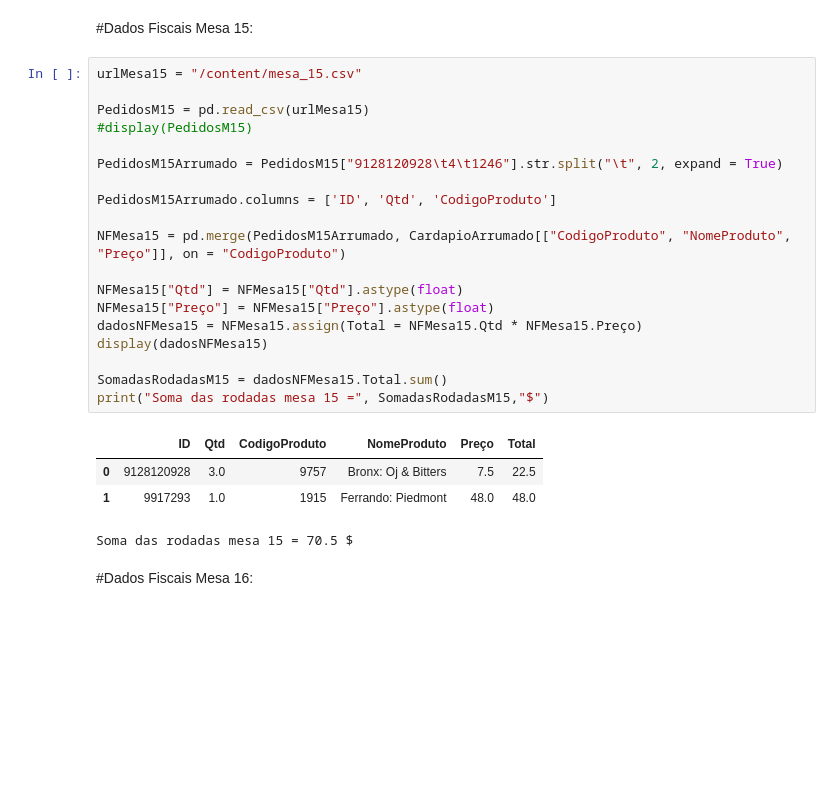
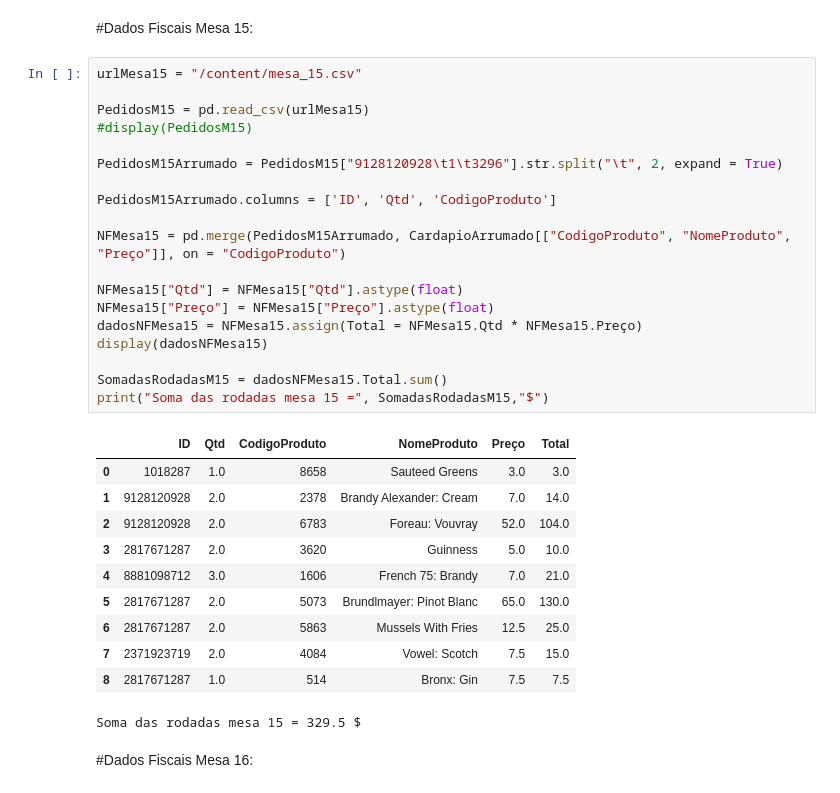
Before and after one commit to RFFSoftwareEngineering/DesafioDataAnalytics, a Jupyter notebook: DesafioFalqon.ipynb, the cells around one changed output. Saved outputs shown, nothing was run; the diff lists cells and outputs as text; blank space fills up the shorter version.

```diff
--- a/DesafioFalqon.ipynb
+++ b/DesafioFalqon.ipynb
@@ -679,27 +663,34 @@ Soma das rodadas mesa 14 = 319.5 $
 # %%
 urlMesa15 = "/content/mesa_15.csv"
 
 PedidosM15 = pd.read_csv(urlMesa15)
 #display(PedidosM15)
 
-PedidosM15Arrumado = PedidosM15["9128120928\t4\t1246"].str.split("\t", 2, expand = True)
+PedidosM15Arrumado = PedidosM15["9128120928\t1\t3296"].str.split("\t", 2, expand = True)
 
 PedidosM15Arrumado.columns = ['ID', 'Qtd', 'CodigoProduto']
 
 NFMesa15 = pd.merge(PedidosM15Arrumado, CardapioArrumado[["CodigoProduto", "NomeProduto", "Preço"]], on = "CodigoProduto")
 
 NFMesa15["Qtd"] = NFMesa15["Qtd"].astype(float)
 NFMesa15["Preço"] = NFMesa15["Preço"].astype(float)
 dadosNFMesa15 = NFMesa15.assign(Total = NFMesa15.Qtd * NFMesa15.Preço)
 display(dadosNFMesa15)
 
 SomadasRodadasM15 = dadosNFMesa15.Total.sum()
 print("Soma das rodadas mesa 15 =", SomadasRodadasM15,"$")
 # %% [output]
 |  | ID | Qtd | CodigoProduto | NomeProduto | Preço | Total |
-| 0 | 9128120928 | 3.0 | 9757 | Bronx: Oj & Bitters | 7.5 | 22.5 |
-| 1 | 9917293 | 1.0 | 1915 | Ferrando: Piedmont | 48.0 | 48.0 |
+| 0 | 1018287 | 1.0 | 8658 | Sauteed Greens | 3.0 | 3.0 |
+| 1 | 9128120928 | 2.0 | 2378 | Brandy Alexander: Cream | 7.0 | 14.0 |
+| 2 | 9128120928 | 2.0 | 6783 | Foreau: Vouvray | 52.0 | 104.0 |
+| 3 | 2817671287 | 2.0 | 3620 | Guinness | 5.0 | 10.0 |
+| 4 | 8881098712 | 3.0 | 1606 | French 75: Brandy | 7.0 | 21.0 |
+| 5 | 2817671287 | 2.0 | 5073 | Brundlmayer: Pinot Blanc | 65.0 | 130.0 |
+| 6 | 2817671287 | 2.0 | 5863 | Mussels With Fries | 12.5 | 25.0 |
+| 7 | 2371923719 | 2.0 | 4084 | Vowel: Scotch | 7.5 | 15.0 |
+| 8 | 2817671287 | 1.0 | 514 | Bronx: Gin | 7.5 | 7.5 |
-Soma das rodadas mesa 15 = 70.5 $
+Soma das rodadas mesa 15 = 329.5 $
 # %% [markdown]
 #Dados Fiscais Mesa 16:
 # %%
```
Also changed, not shown: parts of 27 cells of this notebook.
